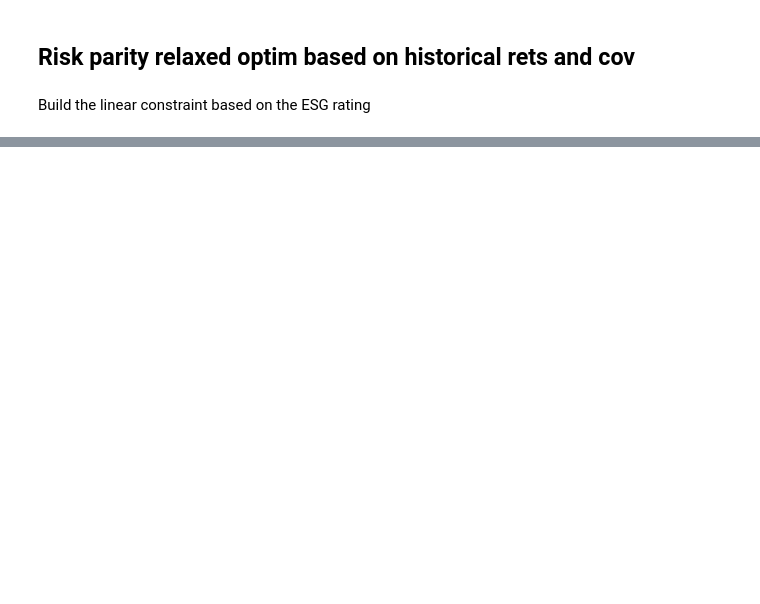
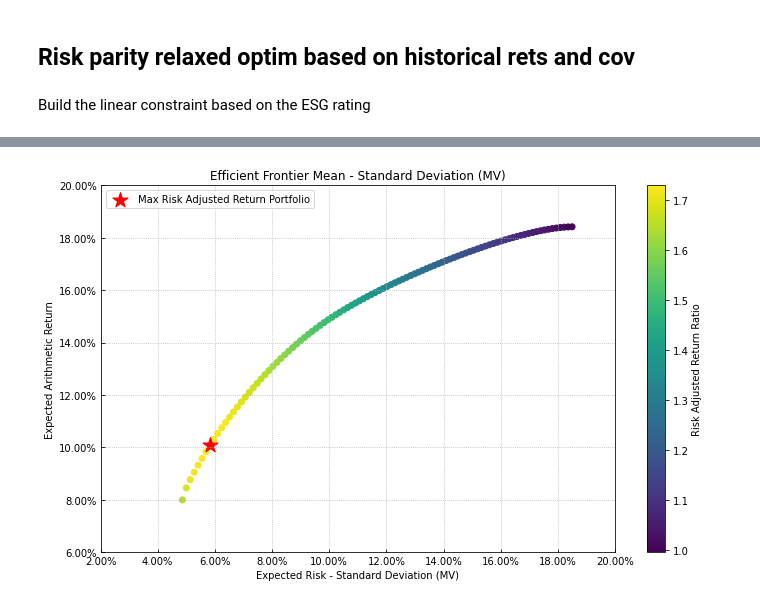
Before and after one commit to remimail/TP-3, a Jupyter notebook: main.ipynb, the cells around one changed output, grey strips where cells are left out. Drawn from its saved outputs; the diff is of its cells as text; code cells hidden in the pictures; blank space fills up the shorter version.

```diff
--- a/main.ipynb
+++ b/main.ipynb
@@ -235,0 +240,6 @@ rets_df.plot.bar(figsize=(12,8))
+# %%
+points = 100 # Number of points of the frontier
+
+frontier = port.efficient_frontier(model=model, rm=rm, points=points, rf=rf, hist=hist)
+
+display(frontier.T.head())
@@ -235,0 +253,13 @@ rets_df.plot.bar(figsize=(12,8))
+# %%
+# Plotting the efficient frontier
+
+label = 'Max Risk Adjusted Return Portfolio' # Title of point
+mu = port.mu_bl # Expected returns of Black Litterman model
+cov = port.cov_bl # Covariance matrix of Black Litterman model
+returns = port.returns # Returns of the assets
+
+ax = rp.plot_frontier(w_frontier=frontier, mu=mu, cov=cov, returns=returns, rm=rm,
+                      rf=rf, alpha=0.05, cmap='viridis', w=w_bl, label=label,
+                      marker='*', s=16, c='r', height=6, width=10, ax=None)
+# %% [output]
+[figure, added]
```
Also changed, not shown: parts of 24 cells of this notebook.
